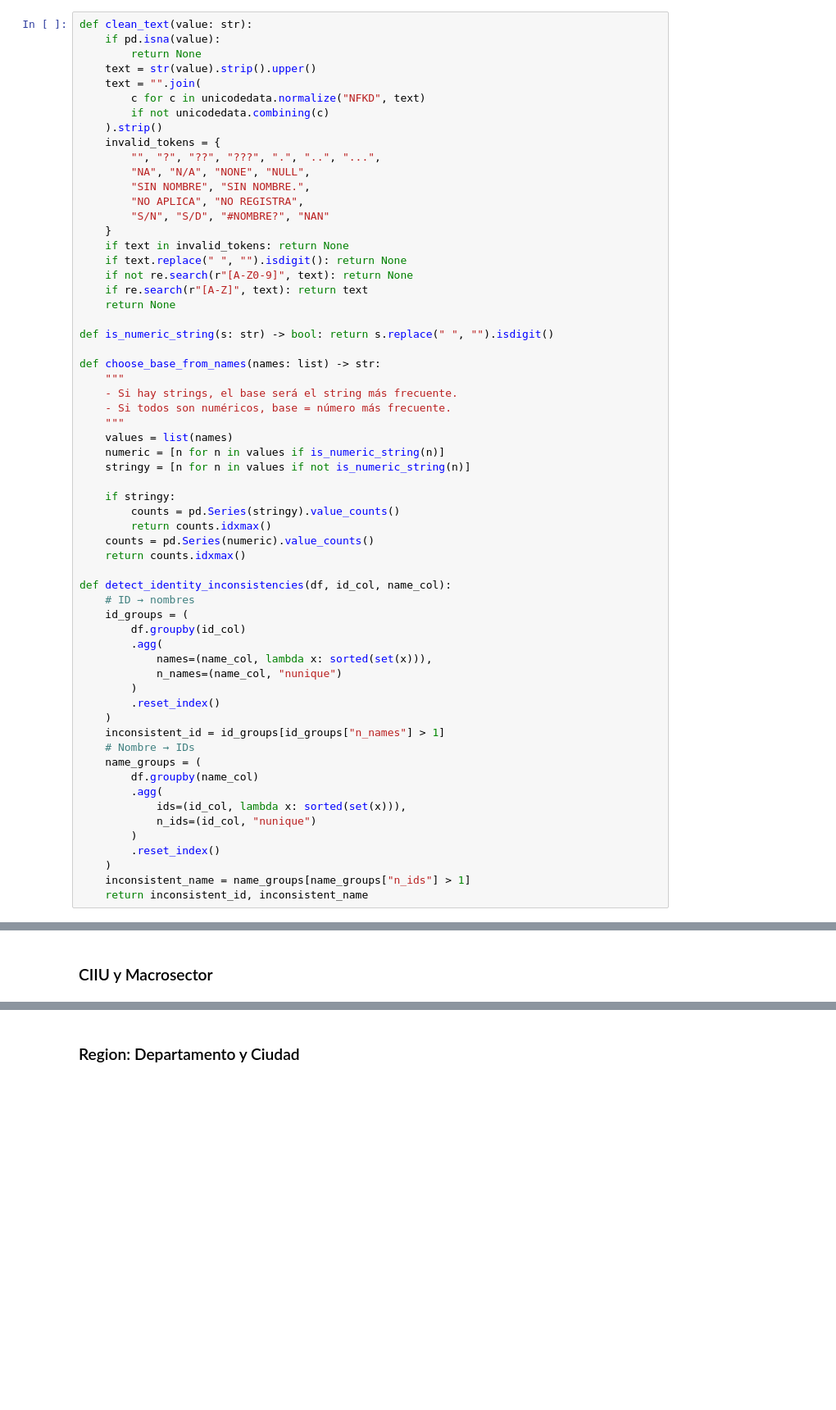
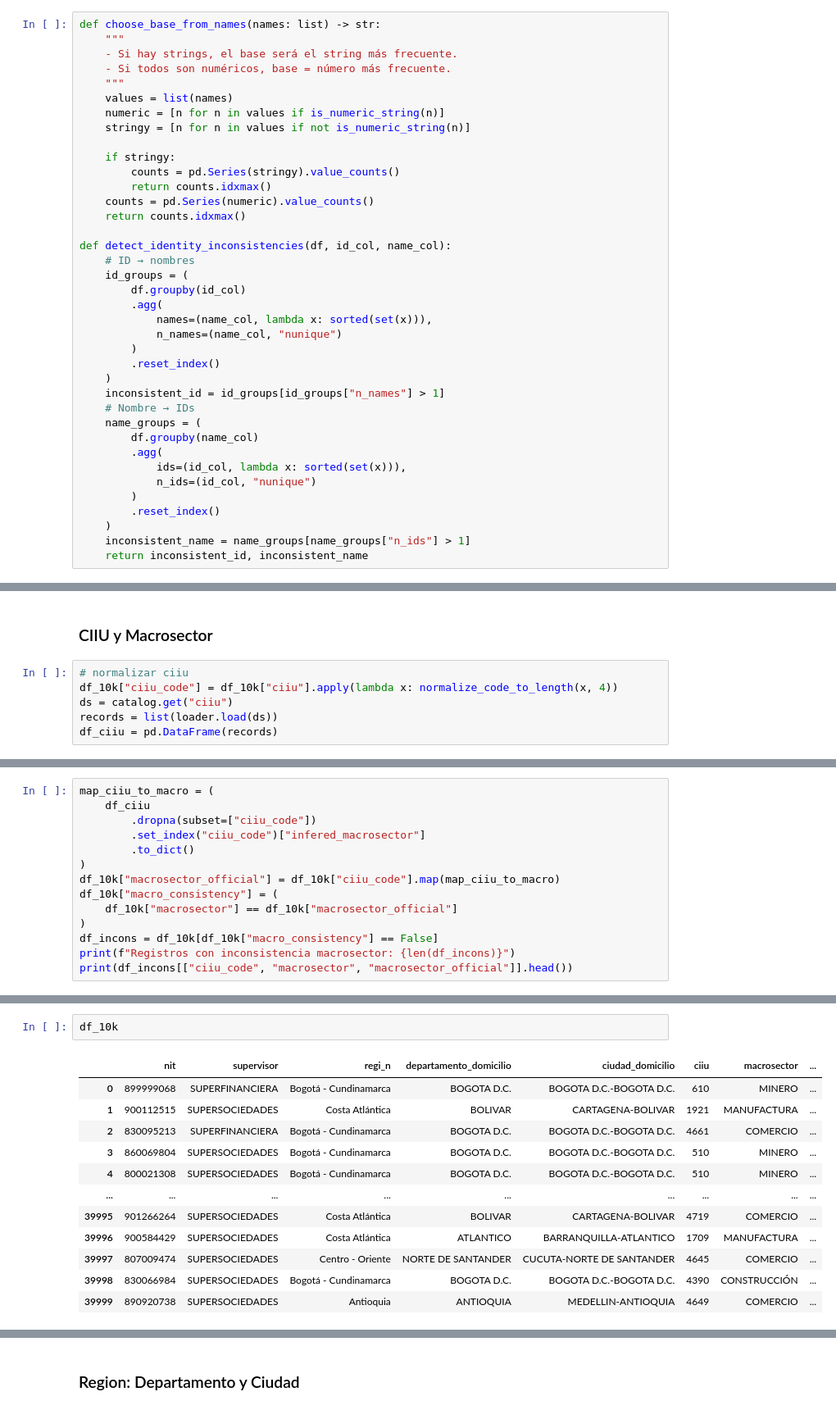
Before and after one commit to daritzateheran/sectora-horizon, a Jupyter notebook: sandbox/main_eda.ipynb, the cells around one changed output, grey strips where cells are left out. Shown at 82% size. Drawn from its saved outputs; the diff is of its cells as text; blank space fills up the shorter version.

Commit message:
add: Cross df_10k + df_ciuu to normalice ciiu code

```diff
--- a/sandbox/main_eda.ipynb
+++ b/sandbox/main_eda.ipynb
@@ -85,29 +96,6 @@ Name: nit, dtype: int64
 **Notes**
 - Parecen haber empresas con diferentes NIT pero misma razón social o viceversa
 # %%
-def clean_text(value: str):
-    if pd.isna(value):
-        return None
-    text = str(value).strip().upper()
-    text = "".join(
-        c for c in unicodedata.normalize("NFKD", text)
-        if not unicodedata.combining(c)
-    ).strip()
-    invalid_tokens = {
-        "", "?", "??", "???", ".", "..", "...",
-        "NA", "N/A", "NONE", "NULL",
-        "SIN NOMBRE", "SIN NOMBRE.",
-        "NO APLICA", "NO REGISTRA",
-        "S/N", "S/D", "#NOMBRE?", "NAN"
-    }
-    if text in invalid_tokens: return None
-    if text.replace(" ", "").isdigit(): return None
-    if not re.search(r"[A-Z0-9]", text): return None
-    if re.search(r"[A-Z]", text): return text
-    return None
-
-def is_numeric_string(s: str) -> bool: return s.replace(" ", "").isdigit()
-
 def choose_base_from_names(names: list) -> str:
     """
     - Si hay strings, el base será el string más frecuente.
@@ -273,3 +261,9 @@ df_10k[financial_cols].describe()
 | max | 14482.000000 | 3341.000000 | 21685.000000 | 13054.000000 | 9103.000000 |
 # %% [markdown]
 ### CIIU y Macrosector
+# %%
+# normalizar ciiu
+df_10k["ciiu_code"] = df_10k["ciiu"].apply(lambda x: normalize_code_to_length(x, 4))
+ds = catalog.get("ciiu")
+records = list(loader.load(ds))
+df_ciiu = pd.DataFrame(records)
@@ -275,0 +326,14 @@ df_10k[financial_cols].describe()
+# %%
+map_ciiu_to_macro = (
+    df_ciiu
+        .dropna(subset=["ciiu_code"])
+        .set_index("ciiu_code")["infered_macrosector"]
+        .to_dict()
+)
+df_10k["macrosector_official"] = df_10k["ciiu_code"].map(map_ciiu_to_macro)
+df_10k["macro_consistency"] = (
+    df_10k["macrosector"] == df_10k["macrosector_official"]
+)
+df_incons = df_10k[df_10k["macro_consistency"] == False]
+print(f"Registros con inconsistencia macrosector: {len(df_incons)}")
+print(df_incons[["ciiu_code", "macrosector", "macrosector_official"]].head())
@@ -275,0 +348,15 @@ df_10k[financial_cols].describe()
+# %%
+df_10k
+# %% [output]
+|  | nit | supervisor | regi_n | departamento_domicilio | ciudad_domicilio | ciiu | macrosector | ... |
+| 0 | 899999068 | SUPERFINANCIERA | Bogotá - Cundinamarca | BOGOTA D.C. | BOGOTA D.C.-BOGOTA D.C. | 610 | MINERO | ... |
+| 1 | 900112515 | SUPERSOCIEDADES | Costa Atlántica | BOLIVAR | CARTAGENA-BOLIVAR | 1921 | MANUFACTURA | ... |
+| 2 | 830095213 | SUPERFINANCIERA | Bogotá - Cundinamarca | BOGOTA D.C. | BOGOTA D.C.-BOGOTA D.C. | 4661 | COMERCIO | ... |
+| 3 | 860069804 | SUPERSOCIEDADES | Bogotá - Cundinamarca | BOGOTA D.C. | BOGOTA D.C.-BOGOTA D.C. | 510 | MINERO | ... |
+| 4 | 800021308 | SUPERSOCIEDADES | Bogotá - Cundinamarca | BOGOTA D.C. | BOGOTA D.C.-BOGOTA D.C. | 510 | MINERO | ... |
+| ... | ... | ... | ... | ... | ... | ... | ... | ... |
+| 39995 | 901266264 | SUPERSOCIEDADES | Costa Atlántica | BOLIVAR | CARTAGENA-BOLIVAR | 4719 | COMERCIO | ... |
+| 39996 | 900584429 | SUPERSOCIEDADES | Costa Atlántica | ATLANTICO | BARRANQUILLA-ATLANTICO | 1709 | MANUFACTURA | ... |
+| 39997 | 807009474 | SUPERSOCIEDADES | Centro - Oriente | NORTE DE SANTANDER | CUCUTA-NORTE DE SANTANDER | 4645 | COMERCIO | ... |
+| 39998 | 830066984 | SUPERSOCIEDADES | Bogotá - Cundinamarca | BOGOTA D.C. | BOGOTA D.C.-BOGOTA D.C. | 4390 | CONSTRUCCIÓN | ... |
+| 39999 | 890920738 | SUPERSOCIEDADES | Antioquia | ANTIOQUIA | MEDELLIN-ANTIOQUIA | 4649 | COMERCIO | ... |
```
Also changed, not shown: parts of 9 cells of this notebook.
